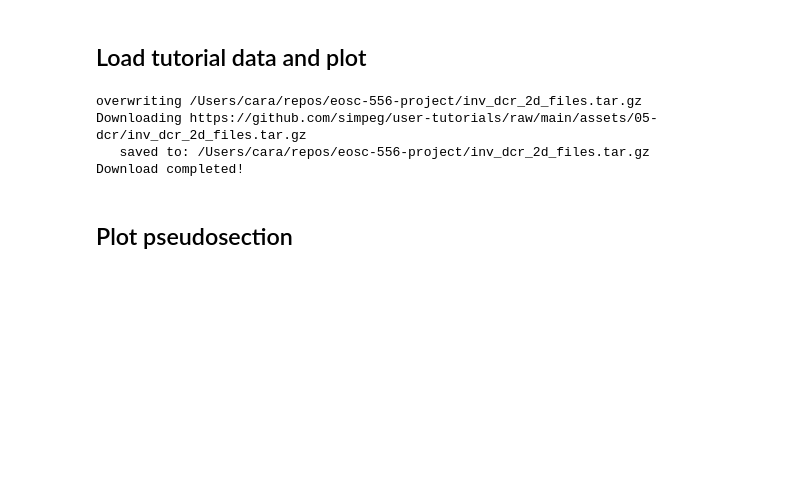
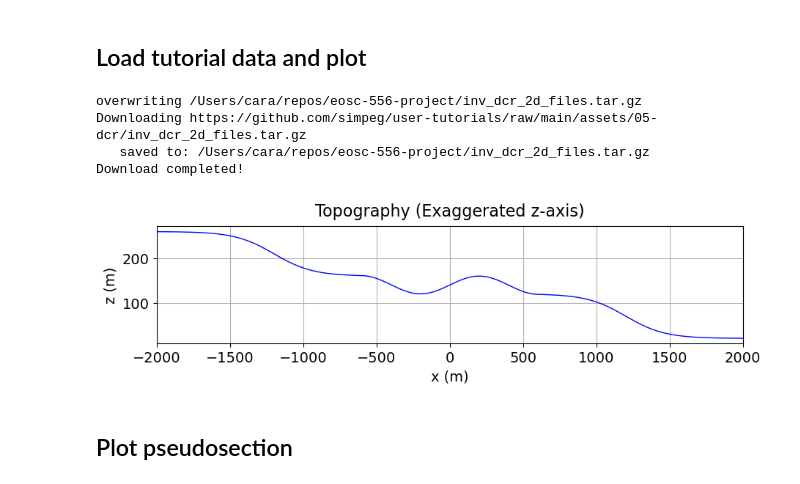
Before and after one commit to CaraBGJames/eosc-556-project, a Jupyter notebook: inversion_testing.ipynb, the cells around one changed output. Drawn from its saved outputs; the diff is of its cells as text; code cells hidden in the pictures; blank space fills up the shorter version.

```diff
--- a/forward_simulation_testing.ipynb
+++ b/inversion_testing.ipynb
@@ -430,21 +431,21 @@ Downloading https://github.com/simpeg/user-tutorials/raw/main/assets/05-dcr/inv_
    saved to: /Users/cara/repos/eosc-556-project/inv_dcr_2d_files.tar.gz
 Download completed!
 # %%
-# Defined higher up so don't need this step
+# Load 2D topography
+topo_2d = np.loadtxt(str(topo_filename))
 
-# # Load 2D topography
-# topo_2d = np.loadtxt(str(topo_filename))
-
-# # Plot 2D topography
-# fig = plt.figure(figsize=(10, 2))
-# ax = fig.add_axes([0.1, 0.1, 0.8, 0.8])
-# ax.plot(topo_2d[:, 0], topo_2d[:, -1], color="b", linewidth=1)
-# ax.set_xlim([topo_2d[:, 0].min(), topo_2d[:, 0].max()])
-# ax.set_xlabel("x (m)", labelpad=5)
-# ax.set_ylabel("z (m)", labelpad=5)
-# ax.grid(True)
-# ax.set_title("Topography (Exaggerated z-axis)", fontsize=16, pad=10)
-# plt.show(fig)
+# Plot 2D topography
+fig = plt.figure(figsize=(10, 2))
+ax = fig.add_axes([0.1, 0.1, 0.8, 0.8])
+ax.plot(topo_2d[:, 0], topo_2d[:, -1], color="b", linewidth=1)
+ax.set_xlim([topo_2d[:, 0].min(), topo_2d[:, 0].max()])
+ax.set_xlabel("x (m)", labelpad=5)
+ax.set_ylabel("z (m)", labelpad=5)
+ax.grid(True)
+ax.set_title("Topography (Exaggerated z-axis)", fontsize=16, pad=10)
+plt.show(fig)
+# %% [output]
+[figure, added]
 # %%
 # read in data. Here will need to work out how to read in the real data to this format (says how in the tutorial)
 
```
Also changed, not shown: parts of 12 cells of this notebook, 8 other files.
